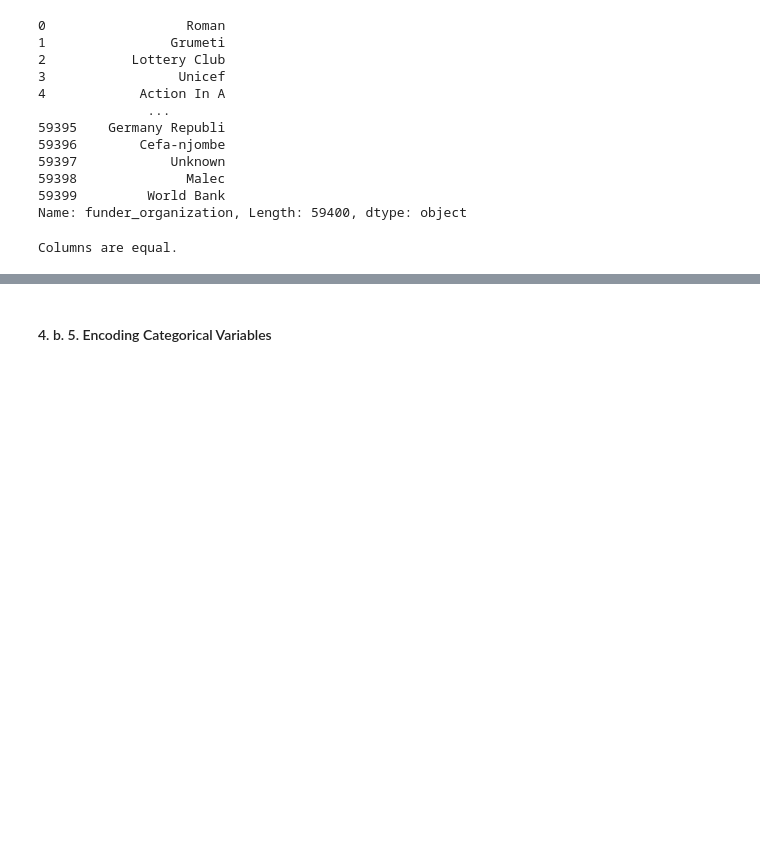
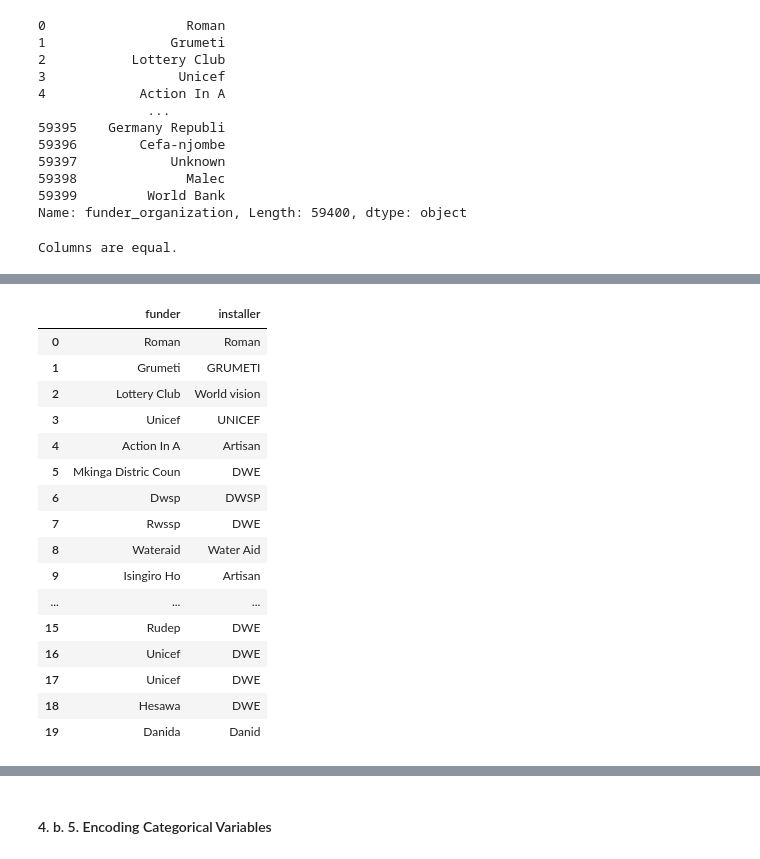
Before and after one commit to AlbaneCM/Classification-Modeling-Tanzanian-Wells, a Jupyter notebook: tanzanian-wells.ipynb, the cells around one changed output, grey strips where cells are left out. Cells and saved outputs as stored; diff of their text form; code cells hidden in the pictures; blank space fills up the shorter version.

Commit message:
funder classification

```diff
--- a/tanzanian-wells.ipynb
+++ b/tanzanian-wells.ipynb
@@ -671,0 +702,20 @@ array(['religious', 'Grumeti', 'minor_funders', 'NPO_NGO',
+# %%
+categoricals[['funder', 'installer']][20:20]
+# %% [output]
+|  | funder | installer |
+| 0 | Roman | Roman |
+| 1 | Grumeti | GRUMETI |
+| 2 | Lottery Club | World vision |
+| 3 | Unicef | UNICEF |
+| 4 | Action In A | Artisan |
+| 5 | Mkinga Distric Coun | DWE |
+| 6 | Dwsp | DWSP |
+| 7 | Rwssp | DWE |
+| 8 | Wateraid | Water Aid |
+| 9 | Isingiro Ho | Artisan |
+| ... | ... | ... |
+| 15 | Rudep | DWE |
+| 16 | Unicef | DWE |
+| 17 | Unicef | DWE |
+| 18 | Hesawa | DWE |
+| 19 | Danida | Danid |
```
Also changed, not shown: parts of 8 cells of this notebook.
